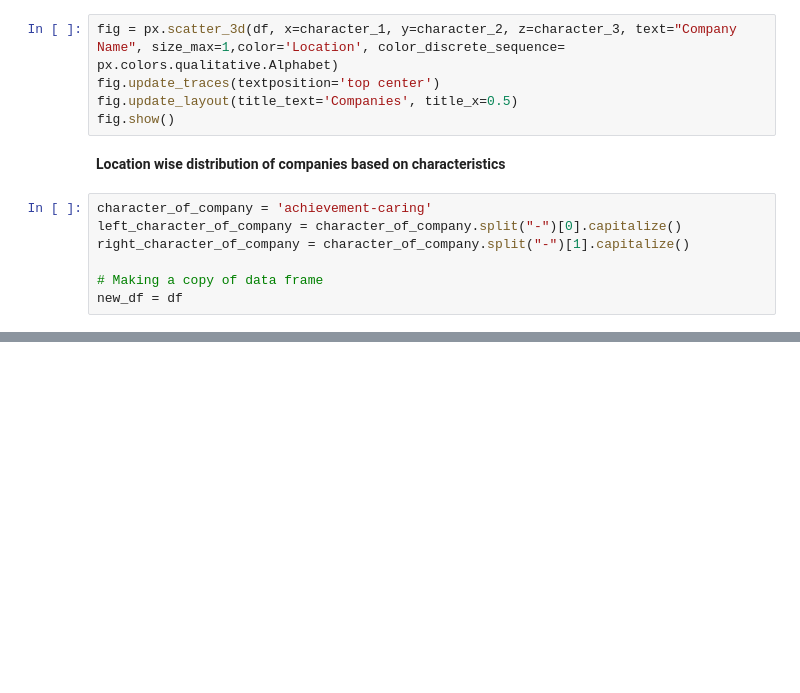
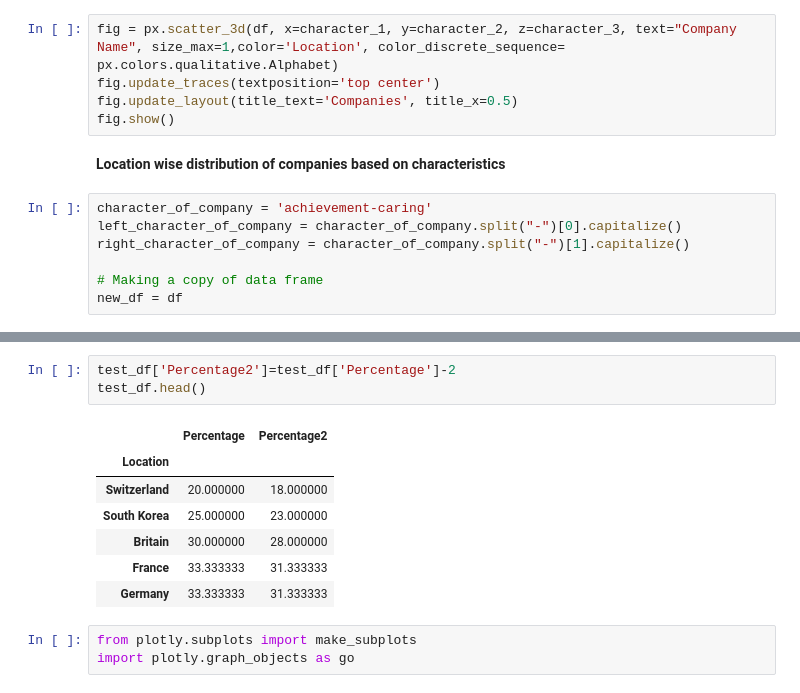
Before and after one commit to sreehari59/POLAR-WEBE, a Jupyter notebook: Polar_Embeddings_Plotting_VS_Two_Antonym_Pair.ipynb, the cells around one changed output, grey strips where cells are left out. Cells and saved outputs as stored; diff of their text form; blank space fills up the shorter version.

```diff
--- a/Polar_Embeddings_Plotting_VS_Two_Antonym_Pair.ipynb
+++ b/Polar_Embeddings_Plotting_VS_Two_Antonym_Pair.ipynb
@@ -182,3 +228,17 @@ fig.update_layout(title_text='Location wise distribution of companies', title_x=
 fig.show()
 # %% [output]
 [interactive output not drawn]
+# %%
+test_df['Percentage2']=test_df['Percentage']-2
+test_df.head()
+# %% [output]
+|  | Percentage | Percentage2 |
+| Location |  |  |
+| Switzerland | 20.000000 | 18.000000 |
+| South Korea | 25.000000 | 23.000000 |
+| Britain | 30.000000 | 28.000000 |
+| France | 33.333333 | 31.333333 |
+| Germany | 33.333333 | 31.333333 |
+# %%
+from plotly.subplots import make_subplots
+import plotly.graph_objects as go
```
Also changed, not shown: parts of 13 cells of this notebook.
